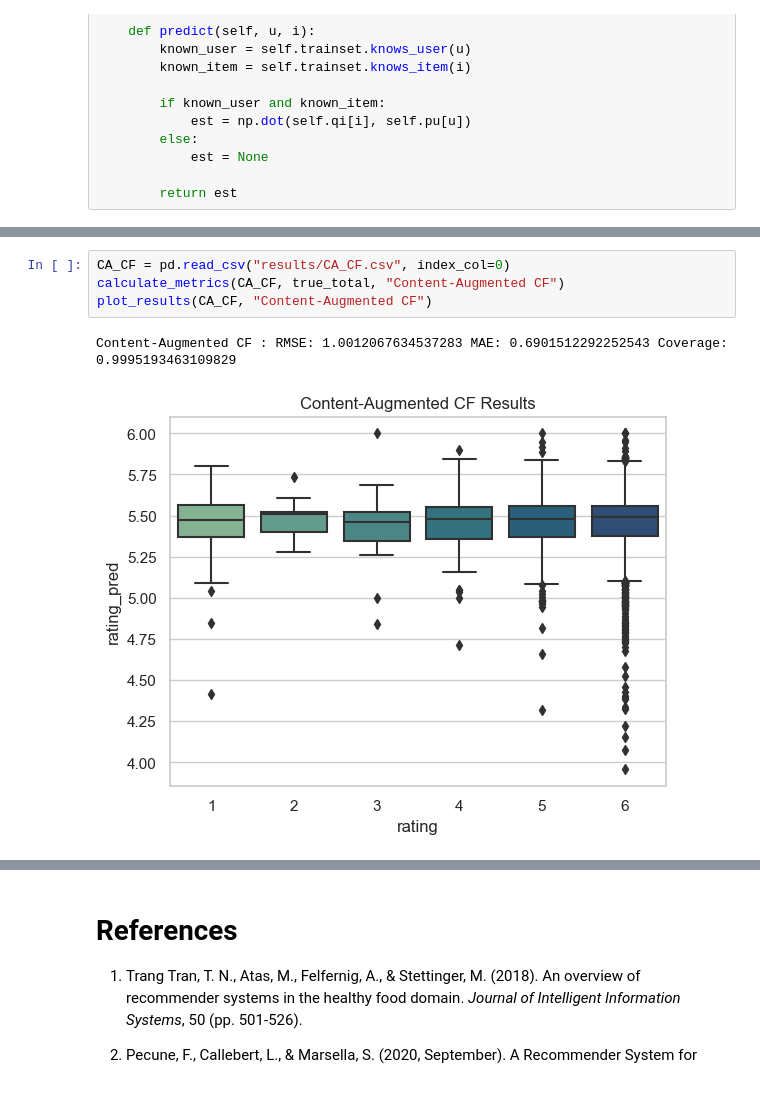
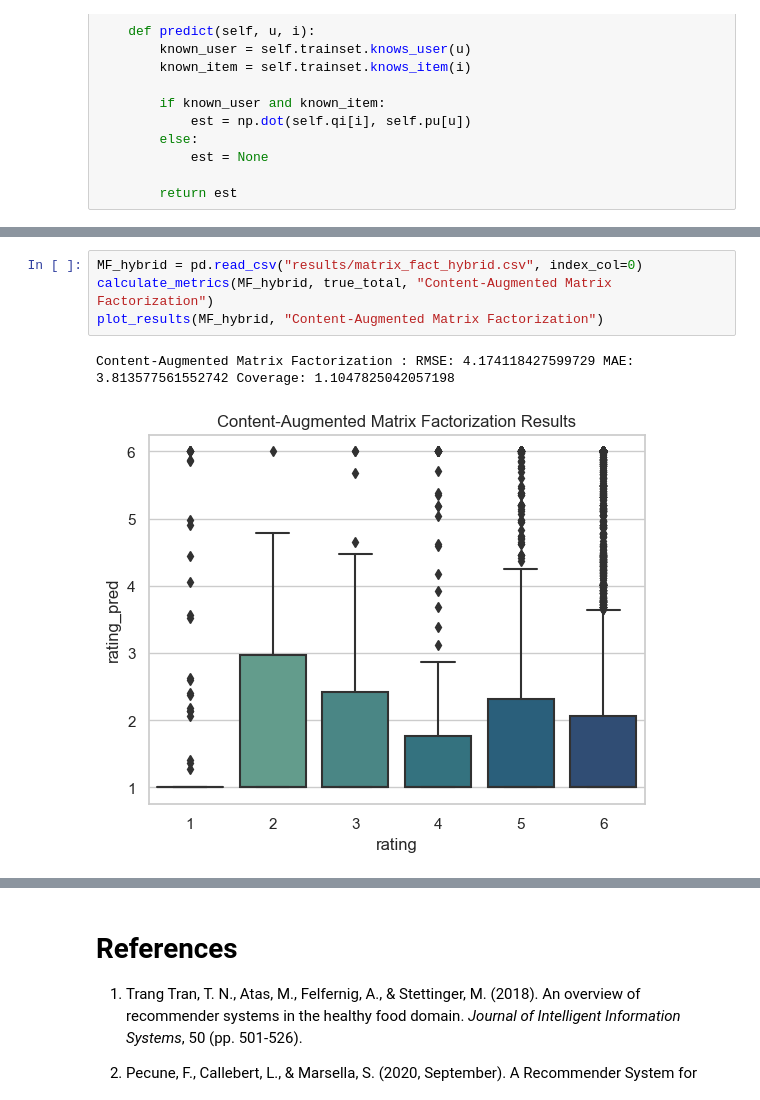
Before and after one commit to micaelamccall/recipe-recommendation, a Jupyter notebook: recipe_recommendation/recipe_recommendation.ipynb, the cells around one changed output, grey strips where cells are left out. Saved outputs shown, nothing was run; the diff lists cells and outputs as text.

```diff
--- a/recipe_recommendation/recipe_recommendation.ipynb
+++ b/recipe_recommendation/recipe_recommendation.ipynb
@@ -679,7 +861,7 @@ loss across iterations and the distribution of testing predictions versus true r
 # %%
-CA_CF = pd.read_csv("results/CA_CF.csv", index_col=0)
-calculate_metrics(CA_CF, true_total, "Content-Augmented CF")
-plot_results(CA_CF, "Content-Augmented CF")
+MF_hybrid = pd.read_csv("results/matrix_fact_hybrid.csv", index_col=0)
+calculate_metrics(MF_hybrid, true_total, "Content-Augmented Matrix Factorization")
+plot_results(MF_hybrid, "Content-Augmented Matrix Factorization")
 # %% [output]
-Content-Augmented CF : RMSE: 1.0012067634537283 MAE: 0.6901512292252543 Coverage: 0.9995193463109829
+Content-Augmented Matrix Factorization : RMSE: 4.174118427599729 MAE: 3.813577561552742 Coverage: 1.1047825042057198
-[figure, old version]
+[figure, new version]
```
Also changed, not shown: parts of 16 cells of this notebook.
